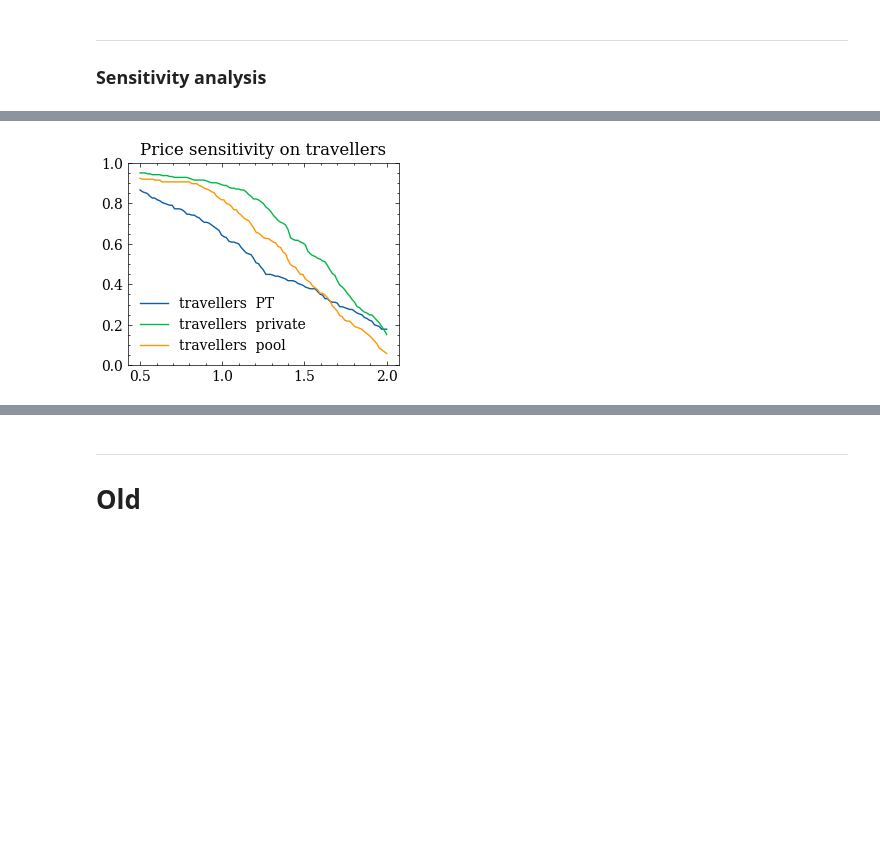
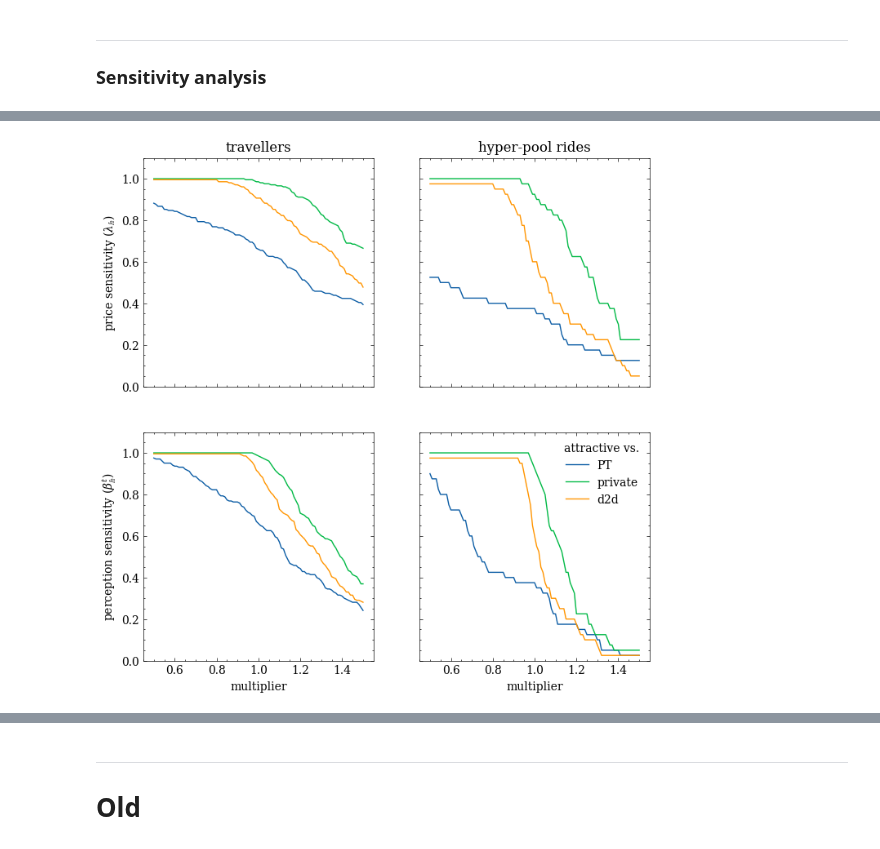
Before and after one commit to RafalKucharskiPK/ExMAS, a Jupyter notebook: ExMAS/spinoffs/tndp/ExExMAS_results_npj_rev1.ipynb, the cells around one changed output, grey strips where cells are left out. Cells and saved outputs as stored; diff of their text form; code cells hidden in the pictures; blank space fills up the shorter version.

```diff
--- a/ExMAS/spinoffs/tndp/ExExMAS_results_npj_rev1.ipynb
+++ b/ExMAS/spinoffs/tndp/ExExMAS_results_npj_rev1.ipynb
@@ -241,9 +296,10 @@ plt.savefig('occupancy.png',dpi = 300)
 # %%
 X = 'value of time [€/hour]'
 rm = inData.transitize.rm[inData.transitize.rm.selected>0]
+rm['u_PT'] = rm.apply(lambda x: inData.transitize.requests.loc[x.traveller].u_PT, axis=1)
 rm[X] = rm.VoT*3600
 rm['kind_2'] = rm['kind'].apply(lambda x: d[x])
-fig, ax = plt.subplots(1,4, figsize = (16,4), sharey = True, sharex = True)
+fig, ax = plt.subplots(1,4, figsize = (16,6), sharey = True, sharex = True)
 ax = ax.flatten()
 titles = ['private','door-to-door','stop-to-stop','multi-stop']
 for level in [0,1,2,3]:
@@ -252,13 +308,20 @@ for level in [0,1,2,3]:
     #solution[solution.kind == 'ms'].u = solution[solution.kind == 'ms'].apply(lambda x: utility_s2s(x), axis =1)
     solution['u_private'] = solution.apply(lambda x: rm[(rm.kind=='p')& (rm.traveller == x.traveller)].u.max(), axis =1)
     solution['$\Delta U$'] = np.minimum(0,(solution.u - solution.u_private ) / solution.u_private)
+    solution['$\Delta U_{PT}$'] = np.minimum(3,(solution.u_PT - solution.u_private ) / solution.u_private)
+    sns.scatterplot(data = solution, x = X, y = '$\Delta U_{PT}$',
+                    ax = ax[level], alpha = 0.1, color="grey", label = 'PT')
+    ax[0].set_ylabel('$\Delta U$')
     sns.scatterplot(data = solution, x = X, y = '$\Delta U$', hue = 'kind_2' ,
                     ax = ax[level])
+
     sns.scatterplot(data = solution[solution.kind_2 == 'private'], x = X, y = '$\Delta U$',
                     ax = ax[level], color = 'blue')
+
 
     ax[level].set_title(titles[level])
     if level <3:
         ax[level].get_legend().remove()
-#plt.savefig('VoT.png',dpi = 300)
+    ax[level].set_ylim([-1,1])
+plt.savefig('VoT.png',dpi = 300)
 # %% [output]
@@ -298,6 +361,8 @@ plt.savefig('eff.png',dpi = 300)
 #### Walking distance distirbutions
 # %%
 fig, ax = plt.subplots(1,2, figsize = (8,4), sharey = True, sharex= True)
-sns.histplot(data = rm[(rm.solution_2 == 1) & (rm.kind == 's2s')], x = "orig_walk_time", kde=False, hue = 'kind', ax = ax[0], bins = 20)
-sns.histplot(data = rm[(rm.solution_3 == 1) & (rm.kind.isin(['s2s','ms']))], x = "orig_walk_time", hue = 'kind', ax = ax[1], bins = 20)
+rm['walk_time'] = rm["orig_walk_time"] + rm["dest_walk_time"]
+sns.histplot(data = rm[(rm.solution_2 == 1) & (rm.kind == 's2s')], x = "walk_time", kde=False, hue = 'kind', ax = ax[0], bins = 30)
+sns.histplot(data = rm[(rm.solution_3 == 1) & (rm.kind.isin(['s2s','ms']))], x = "walk_time", hue = 'kind', ax = ax[1], bins = 30)
+ax[0].set_ylim([0,18])
 # %% [output]
@@ -310,9 +375,9 @@ sns.histplot(data = rm[(rm.solution_3 == 1) & (rm.kind.isin(['s2s','ms']))], x =
 # %%
 df = inData.transitize.rm[inData.transitize.rm['solution_{}'.format(3)] ==1]
 df = df[df.kind=='ms']
-df
 loc_rm = rm[rm.solution_0 == 1]
 df['u_private'] = df.apply(lambda x: loc_rm[(loc_rm.traveller == x.traveller) &(loc_rm.kind=='p') ].u.iloc[0], axis =1)
+df = df[(df.u-df.u_private)<-0.3]
 loc_rm = rm[rm.solution_1 == 1]
 df['u_d2d'] = df.apply(lambda x: loc_rm[(loc_rm.traveller == x.traveller) &(loc_rm.kind=='d2d')].u.min(), axis =1)
 df['u_ms_multiplier']=params.price * (1 - params.multistop_discount) + \
@@ -324,8 +405,40 @@ df['attractive_PT'] = df['u_ms_multiplier']<=df['u_PT']
 # %%
+fig, ax = plt.subplots(2,2, figsize = (8,8), sharey = True, sharex= True)
+ax = ax.flatten()
 res = dict()
-for multiplier in np.linspace(0.5,2,101):
+for multiplier in np.linspace(0.5,1.5,101):
+    #df['u_ms_multiplier'] = df['u'] + df.fare*multiplier
     df['u_ms_multiplier']= df.fare* params.price* multiplier + \
-                        df.VoT * (params.walk_discomfort * (df.orig_walk_time + df.dest_walk_time) +
+                         df.VoT * (params.walk_discomfort * (df.orig_walk_time + df.dest_walk_time) +
+                                        params.multi_stop_WtS * df.ttrav +
+                                        params.delay_value * df.delay)
+    df['attractive_PT'] = df['u_ms_multiplier']<df['u_PT']
+
+
+    df['attractive_private'] = df['u_ms_multiplier']<df['u_private']
+
+
+    df['attractive_pool'] = df['u_ms_multiplier']<df['u_d2d']
+
+
+    res[multiplier]={" PT":df.attractive_PT.sum()/df.shape[0],
+                     " private ":df.attractive_private.sum()/df.shape[0],
+                     " d2d2 ":df.attractive_pool.sum()/df.shape[0],
+                     "PT": df.groupby('ride').attractive_PT.min().sum()/df.ride.nunique(),
+                     "private": df.groupby('ride').attractive_private.min().sum()/df.ride.nunique(),
+                     "d2d": df.groupby('ride').attractive_pool.min().sum()/df.ride.nunique()}
+
+res = pd.DataFrame(res).T
+res[res.columns[0:3]].plot(title="travellers", ax = ax[0])
+ax[0].set_ylabel('price sensitivity ($ \lambda_{\mathbb{h}}$)')
+
+res[res.columns[3:6]].plot(title="hyper-pool rides", ax = ax[1])
+ax[1].get_legend().remove()
+
+res = dict()
+for multiplier in np.linspace(0.5,1.5,101):
+    df['u_ms_multiplier']= df.fare* params.price + \
+                        df.VoT*multiplier * (params.walk_discomfort * (df.orig_walk_time + df.dest_walk_time) +
                                        params.multi_stop_WtS * df.ttrav +
                                        params.delay_value * df.delay)
     df['attractive_PT'] = df['u_ms_multiplier']<df['u_PT']
@@ -337,16 +450,26 @@ for multiplier in np.linspace(0.5,2,101):
     df['attractive_pool'] = df['u_ms_multiplier']<df['u_d2d']
 
 
-    res[multiplier]={"travellers  PT":df.attractive_PT.sum()/df.shape[0],
-                     "travellers  private ":df.attractive_private.sum()/df.shape[0],
-                     "travellers  pool ":df.attractive_pool.sum()/df.shape[0],
-                     "rides  PT": df.groupby('ride').attractive_PT.min().sum()/df.ride.nunique(),
-                     "rides  private": df.groupby('ride').attractive_private.min().sum()/df.ride.nunique(),
-                     "rides  pool": df.groupby('ride').attractive_pool.min().sum()/df.ride.nunique()}
+    res[multiplier]={" PT":df.attractive_PT.sum()/df.shape[0],
+                     " private ":df.attractive_private.sum()/df.shape[0],
+                     " pool ":df.attractive_pool.sum()/df.shape[0],
+                     "PT": df.groupby('ride').attractive_PT.min().sum()/df.ride.nunique(),
+                     "private": df.groupby('ride').attractive_private.min().sum()/df.ride.nunique(),
+                     "d2d": df.groupby('ride').attractive_pool.min().sum()/df.ride.nunique()}
 
 res = pd.DataFrame(res).T
-res[res.columns[0:3]].plot(title="Price sensitivity on travellers")
-plt.ylim((0,1))
-res[res.columns[3:6]].plot(title="Price sensitivity on hyperpooled rides")
-plt.ylim((0,1))
+res[res.columns[0:3]].plot(ax = ax[2])
+ax[2].get_legend().remove()
+ax[0].legend(title="attractive vs.")
+res[res.columns[3:6]].plot(ax = ax[3])
+plt.ylim((0,1.1))
+ax[2].set_ylabel(r'perception sensitivity ($ \beta^t_{\mathbb{h}}$)')
+ax[2].set_xlabel(r'multiplier')
+ax[3].set_xlabel(r'multiplier')
+ax[3].legend(title="attractive vs.")
+ax[0].get_legend().remove()
+#ax[0].legend(title="attractive vs.")
+
+#fig.suptitle('Share of hyper-pooled rides remining attractive for varying price and willingness to hyper-pool.')
+plt.savefig('sensitivity.png',dpi = 300)
 # %% [output]
@@ -354 +476 @@ plt.ylim((0,1))
-[figure, old version]
+[figure, new version]
```
Also changed, not shown: parts of 15 cells of this notebook.
